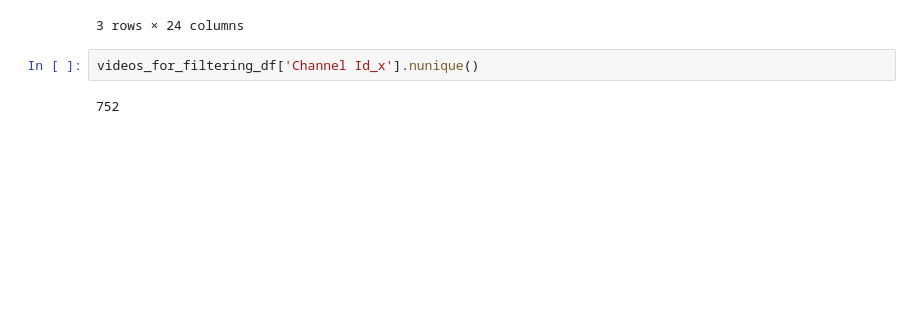
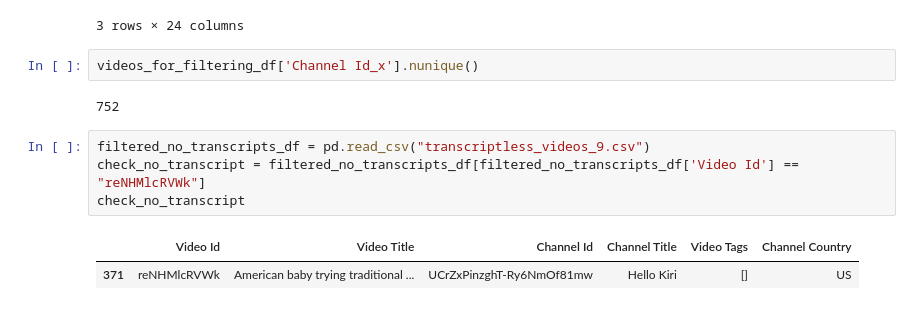
Before and after one commit to InoVin19/pinoybaiting-refiltering, a Jupyter notebook: no_transcripts.ipynb, the cells around one changed output. Cells and saved outputs as stored; diff of their text form; blank space fills up the shorter version.

```diff
--- a/no_transcripts.ipynb
+++ b/no_transcripts.ipynb
@@ -272,3 +264,10 @@ check_merge
 videos_for_filtering_df['Channel Id_x'].nunique()
 # %% [output]
 752
+# %%
+filtered_no_transcripts_df = pd.read_csv("transcriptless_videos_9.csv")
+check_no_transcript = filtered_no_transcripts_df[filtered_no_transcripts_df['Video Id'] == "reNHMlcRVWk"]
+check_no_transcript
+# %% [output]
+|  | Video Id | Video Title | Channel Id | Channel Title | Video Tags | Channel Country |
+| 371 | reNHMlcRVWk | American baby trying traditional ... | UCrZxPinzghT-Ry6NmOf81mw | Hello Kiri | [] | US |
```
Also changed, not shown: parts of 2 cells of this notebook, 1 other file.
